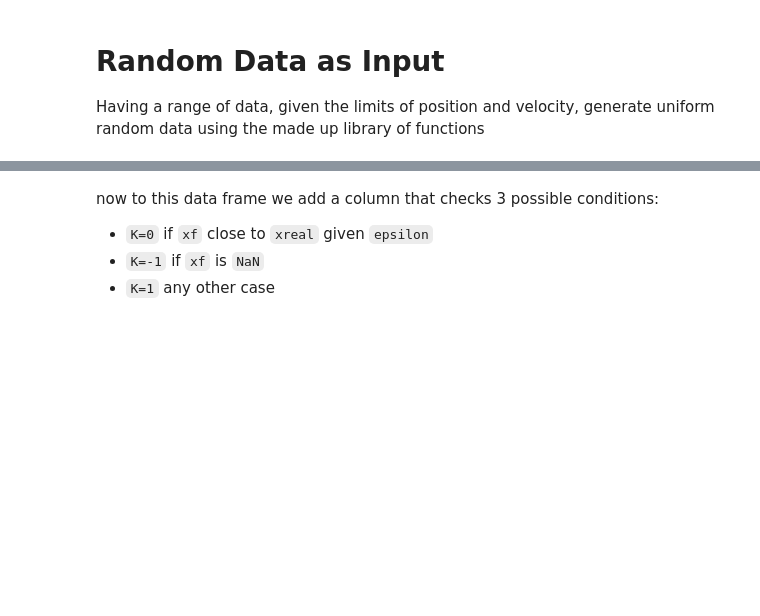
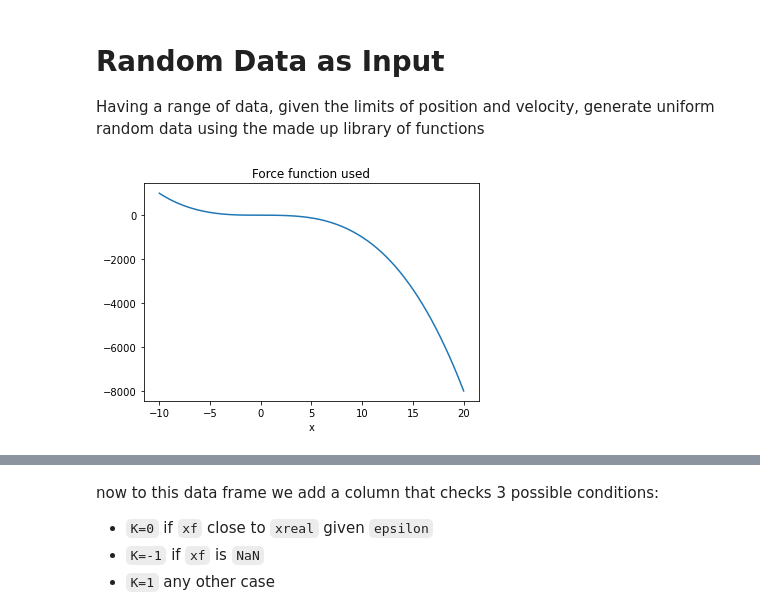
Before and after one commit to fbientrigo/machine-learning-physics, a Jupyter notebook: impl_2_mechanicsX/5_generate_random.ipynb, the cells around one changed output, grey strips where cells are left out. Drawn from its saved outputs; the diff is of its cells as text; code cells hidden in the pictures; blank space fills up the shorter version.

```diff
--- a/impl_2_mechanicsX/5_generate_random.ipynb
+++ b/impl_2_mechanicsX/5_generate_random.ipynb
@@ -30,15 +27,36 @@ def f_dottz(t, z):
 # %%
-#input of program
-xlow, xhigh = -5.0, 5.0
-vlow, vhigh = -10.0, 20.0
+# ========== input specific to random generation progam ==========
+xlow, xhigh = -10.0, 20.0
+vlow, vhigh = -5.0, 5.0
 N_samples = 1000
 # %%
-# inner definitions of the program
+# ===== inner definitions of the program ==================
 xlimits = [xlow, xhigh]
 vlimits = [vlow, vhigh]
 # the first tuple is low limits for both
 limits = list(zip(xlimits, vlimits))
 
 
 # where we save the data information
 global_data = []
+
+#starting the generation of random data
+random_xv = np.random.uniform(low=limits[0], high=limits[1],
+    size=(N_samples,2))
+
+
+# defining the function for simulation
+def f_dottz(t, z):
+    """function in the differential equation"""
+    x, v = z
+    dzdt = [v, force_function(x)]
+    return dzdt
+
+# plot of force function
+x_plot = np.linspace(xlow, xhigh, 400)
+plt.plot(x_plot, force_function(x_plot))
+plt.title("Force function used")
+plt.xlabel('x')
+plt.show()
+# %% [output]
+[figure, added]
```
Also changed, not shown: parts of 15 cells of this notebook.
